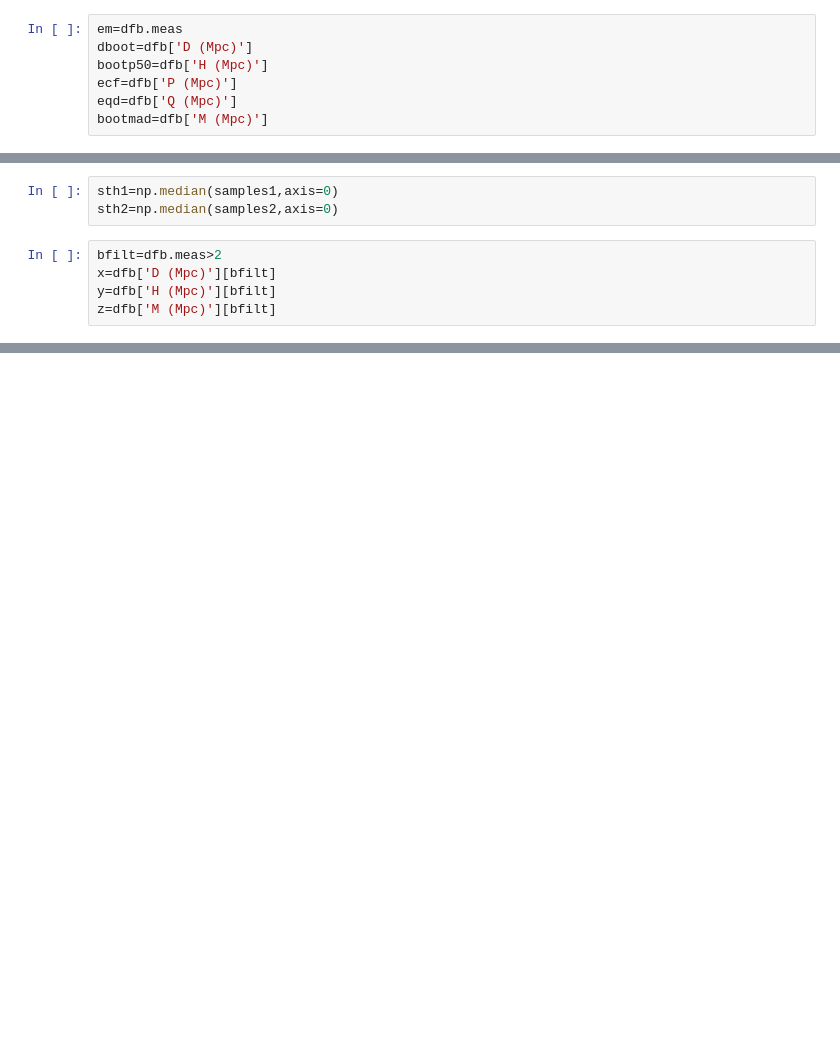
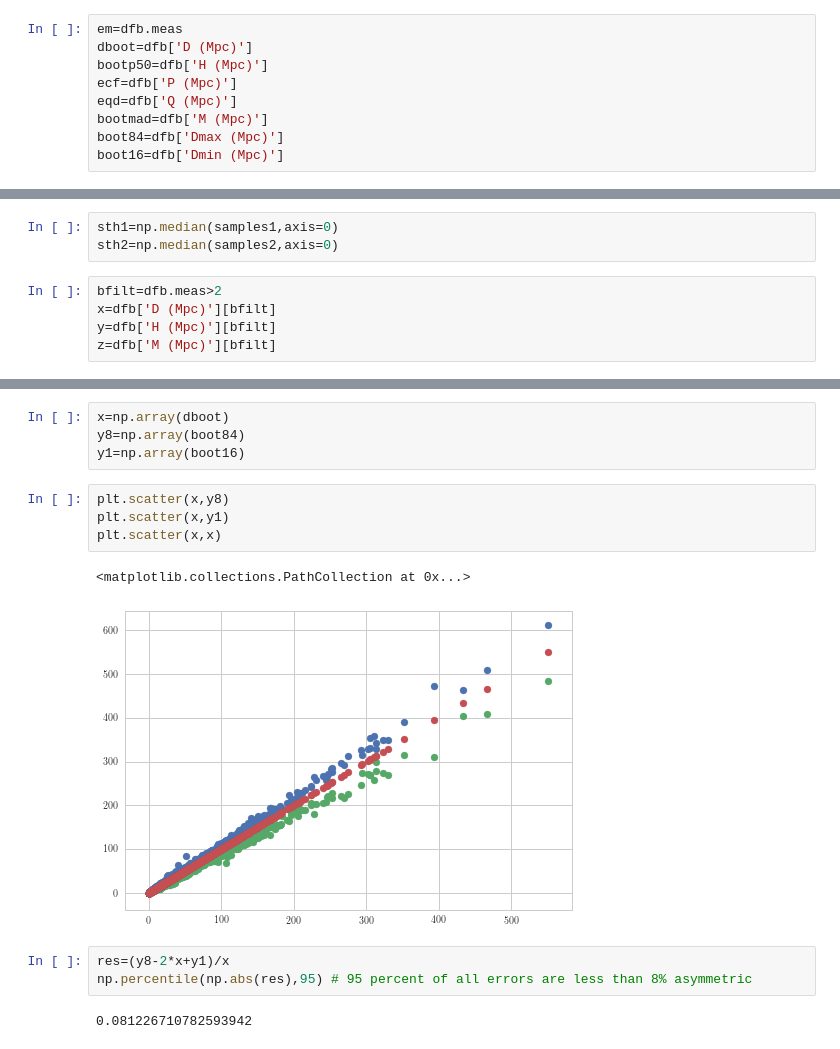
Before and after one commit to saint-germain/errorprediction, a Jupyter notebook: errors_HyperLEDA.ipynb, the cells around one changed output, grey strips where cells are left out. Drawn from its saved outputs; the diff is of its cells as text; blank space fills up the shorter version.

```diff
--- a/errors_HyperLEDA.ipynb
+++ b/errors_HyperLEDA.ipynb
@@ -117,6 +117,8 @@ bootp50=dfb['H (Mpc)']
 ecf=dfb['P (Mpc)']
 eqd=dfb['Q (Mpc)']
 bootmad=dfb['M (Mpc)']
+boot84=dfb['Dmax (Mpc)']
+boot16=dfb['Dmin (Mpc)']
 # %%
 filt=np.array(em)<3
 x=np.array(dboot)[filt]
@@ -280,0 +285,16 @@ plt.savefig('mnras/predhl2.png', dpi=reso,transparent=True)
+# %%
+x=np.array(dboot)
+y8=np.array(boot84)
+y1=np.array(boot16)
+# %%
+plt.scatter(x,y8)
+plt.scatter(x,y1)
+plt.scatter(x,x)
+# %% [output]
+<matplotlib.collections.PathCollection at 0x...>
+[figure, added]
+# %%
+res=(y8-2*x+y1)/x
+np.percentile(np.abs(res),95) # 95 percent of all errors are less than 8% asymmetric
+# %% [output]
+0.081226710782593942
```
Also changed, not shown: parts of 16 cells of this notebook, 27 other files.
